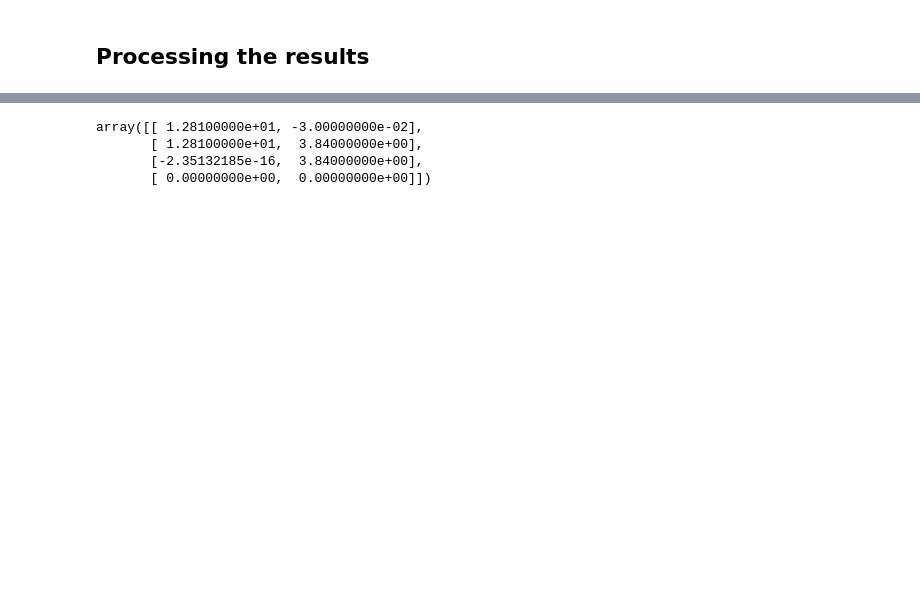
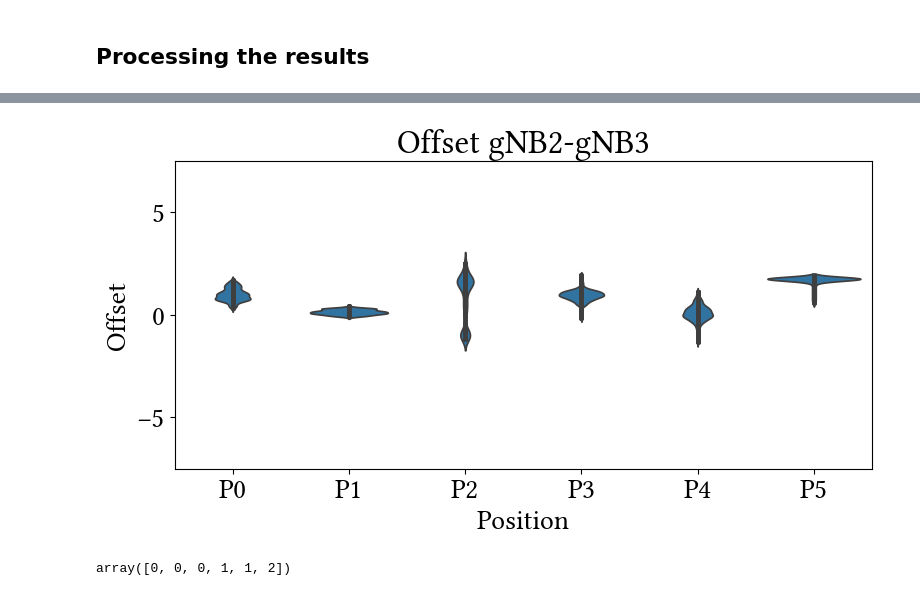
Before and after one commit to yagoliz/5glocalization, a Jupyter notebook: notebooks/ext-03-tdoa_5g_tdoa_plots_exploration.ipynb, the cells around one changed output, grey strips where cells are left out. Saved outputs shown, nothing was run; the diff lists cells and outputs as text; code cells hidden in the pictures; blank space fills up the shorter version.

```diff
--- a/notebooks/ext-03-tdoa_5g_tdoa_plots_exploration.ipynb
+++ b/notebooks/ext-03-tdoa_5g_tdoa_plots_exploration.ipynb
@@ -324,7 +325,7 @@ plt.show()
 frequency_mhz = 100  # MHz
 frequency = [122.88e6 if frequency_mhz == 100 else 61.44e6]
 ma_window = 50
-offset = True
+offset = False
 lr = 0.4
 s = 2.0
 ngnb = 4
@@ -355,7 +356,7 @@ for position in range(0, 6):
         if ngnb == 4:
             gnbs = gNBs
         else:
-            df.drop(["gNB2", "P2"], axis=1, inplace=True)
+            df.drop(["gNB0", "P0"], axis=1, inplace=True)
             n = 3
             gnbs = gNBs[1:]
 
@@ -412,6 +413,10 @@ for position in range(0, 6):
     mask = (maskl & masku).all(axis=1)
     tdoas = moving_average(tdoas[mask, :], ma_window)
 
+    # Filter some extrema
+    N = tdoas.shape[0]
+    tdoas = tdoas[round(.05*N):round(.95*N),:]
+
     tdoas = tdoas / frequency * SPEED_OF_LIGHT
     tdoas_mean = np.mean(tdoas, axis=0)
 
@@ -419,9 +424,10 @@ for position in range(0, 6):
     combination_range = itertools.combinations(np.arange(len(gnbs)), 2)
     combinations = np.fromiter(combination_range, dtype=np.dtype((int, 2)))
 
+    result_dict[f'P{position}','offsets'] = tdoas - th_tdoa
+
     linear = []
     nonlin = []
-    brute = []
     for experiment in range(len(tdoas)):
         linpos = linoptim(gNBs, tdoas[experiment, 0:n], input_type="xyz").squeeze()
         result = nonlinoptim(
@@ -443,6 +449,9 @@ for position in range(0, 6):
     print(f"Finished P{position} - Processed {len(tdoas)} points.")
 
 now = round(datetime.datetime.now().timestamp())
-with open(f'comnets_data/results/experiments/test_{n}_{frequency_mhz}mhz_window_{ma_window}_offset_{offset}_lr_{round(lr*100)}.pickle', 'wb') as handle:
+filename = f'test_{n}_{frequency_mhz}mhz_window_{ma_window}_offset_{offset}_lr_{round(lr*100)}.pickle'
+with open(f'comnets_data/results/experiments/{filename}', 'wb') as handle:
     pickle.dump(result_dict, handle, protocol=pickle.HIGHEST_PROTOCOL)
+
+print(f"Results saved to: {filename}")
 # %% [output]
@@ -521,7 +535,27 @@ plt.show()
-# %%
-gNBs
-# %% [output]
-array([[ 1.28100000e+01, -3.00000000e-02],
-       [ 1.28100000e+01,  3.84000000e+00],
-       [-2.35132185e-16,  3.84000000e+00],
-       [ 0.00000000e+00,  0.00000000e+00]])
+# %%
+difference = 5
+offsets = pd.DataFrame(columns=['Position','Offset'])
+for pos in range(0,6):
+    d = {}
+    d['Offset'] = data_no_offset[f'P{pos}','offsets'][:,difference]
+    d['Position'] = np.repeat([f"P{pos}"],len(d['Offset']))
+
+    df = pd.DataFrame.from_dict(d)
+    if offsets.empty:
+        offsets = df
+    else:
+        offsets = pd.concat((offsets,df),ignore_index=True)
+
+fig, ax = plt.subplots(figsize=(9, 4))
+
+ax.set_title(f'Offset gNB{triu_indices[0][difference]}-gNB{triu_indices[1][difference]}')
+sns.violinplot(data=offsets, x='Position', y='Offset', ax=ax, inner="point")
+
+ax.set_ylim([-7.5,7.5])
+plt.show()
+# %% [output]
+[figure, added]
+# %%
+triu_indices[0]
+# %% [output]
+array([0, 0, 0, 1, 1, 2])
```
Also changed, not shown: parts of 4 cells of this notebook, 26 other files.
